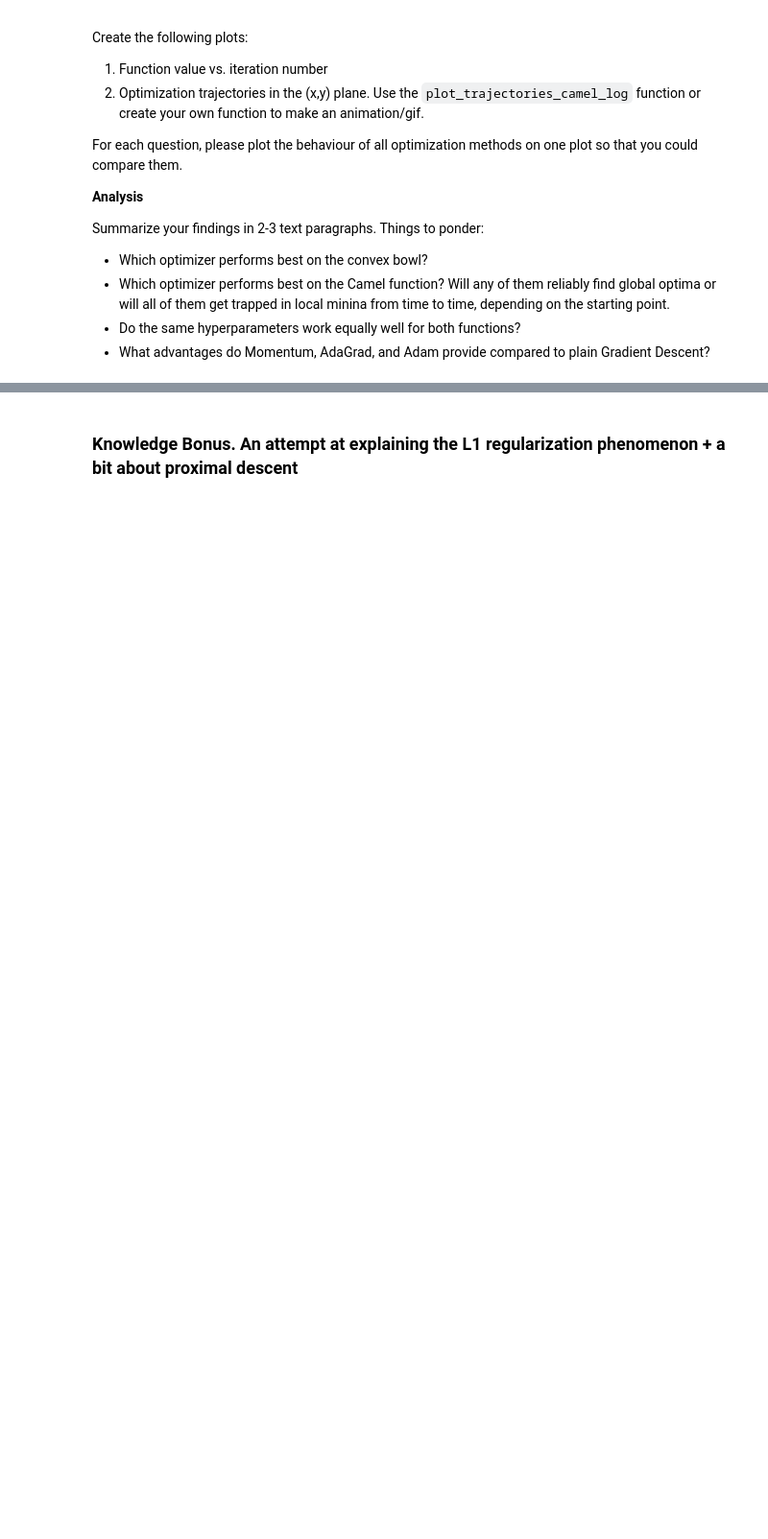
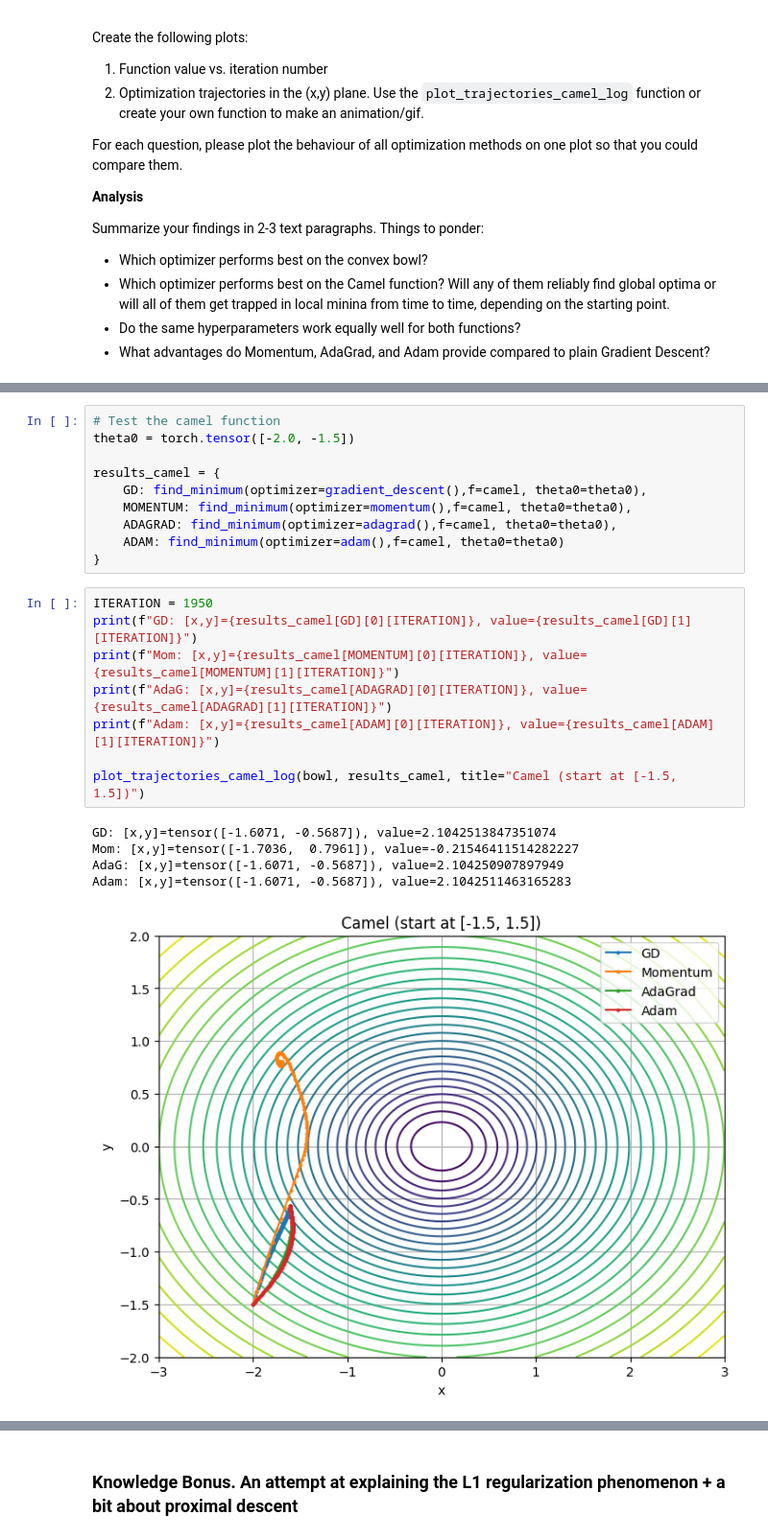
Before and after one commit to yaronwinter/Nebius, a Jupyter notebook: assignments/assignment_02/assignment_02_nb.ipynb, the cells around one changed output, grey strips where cells are left out. Shown at 96% size. Drawn from its saved outputs; the diff is of its cells as text; blank space fills up the shorter version.

```diff
--- a/assignments/assignment_02/assignment_02_nb.ipynb
+++ b/assignments/assignment_02/assignment_02_nb.ipynb
@@ -1308,0 +1267,24 @@ results_camel = {
+# %%
+# Test the camel function
+theta0 = torch.tensor([-2.0, -1.5])
+
+results_camel = {
+    GD: find_minimum(optimizer=gradient_descent(),f=camel, theta0=theta0),
+    MOMENTUM: find_minimum(optimizer=momentum(),f=camel, theta0=theta0),
+    ADAGRAD: find_minimum(optimizer=adagrad(),f=camel, theta0=theta0),
+    ADAM: find_minimum(optimizer=adam(),f=camel, theta0=theta0)
+}
+# %%
+ITERATION = 1950
+print(f"GD: [x,y]={results_camel[GD][0][ITERATION]}, value={results_camel[GD][1][ITERATION]}")
+print(f"Mom: [x,y]={results_camel[MOMENTUM][0][ITERATION]}, value={results_camel[MOMENTUM][1][ITERATION]}")
+print(f"AdaG: [x,y]={results_camel[ADAGRAD][0][ITERATION]}, value={results_camel[ADAGRAD][1][ITERATION]}")
+print(f"Adam: [x,y]={results_camel[ADAM][0][ITERATION]}, value={results_camel[ADAM][1][ITERATION]}")
+
+plot_trajectories_camel_log(bowl, results_camel, title="Camel (start at [-1.5, 1.5])")
+# %% [output]
+GD: [x,y]=tensor([-1.6071, -0.5687]), value=2.1042513847351074
+Mom: [x,y]=tensor([-1.7036,  0.7961]), value=-0.21546411514282227
+AdaG: [x,y]=tensor([-1.6071, -0.5687]), value=2.104250907897949
+Adam: [x,y]=tensor([-1.6071, -0.5687]), value=2.1042511463165283
+[figure, added]
```
Also changed, not shown: parts of 14 cells of this notebook.
